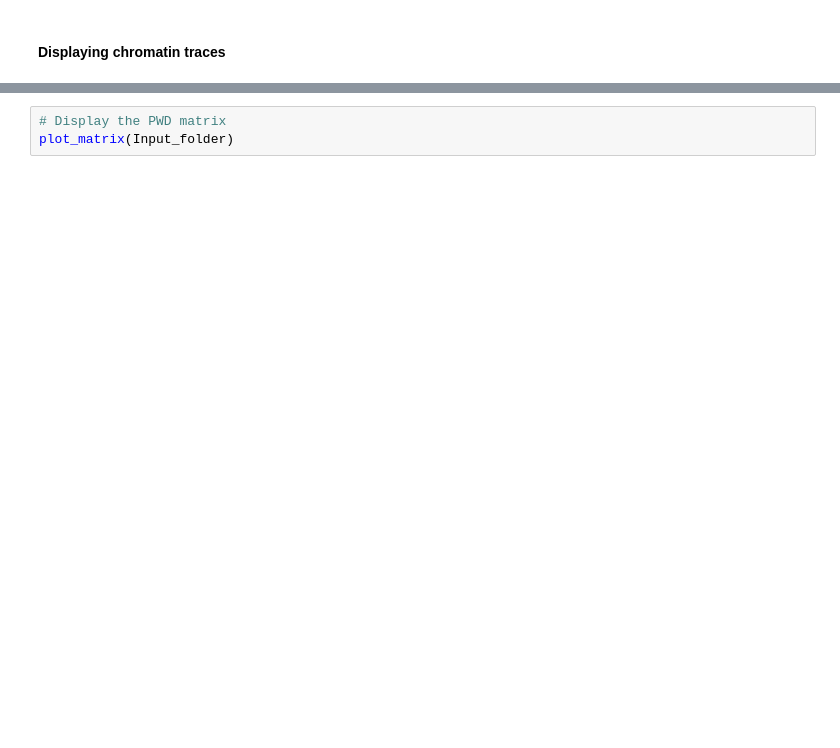
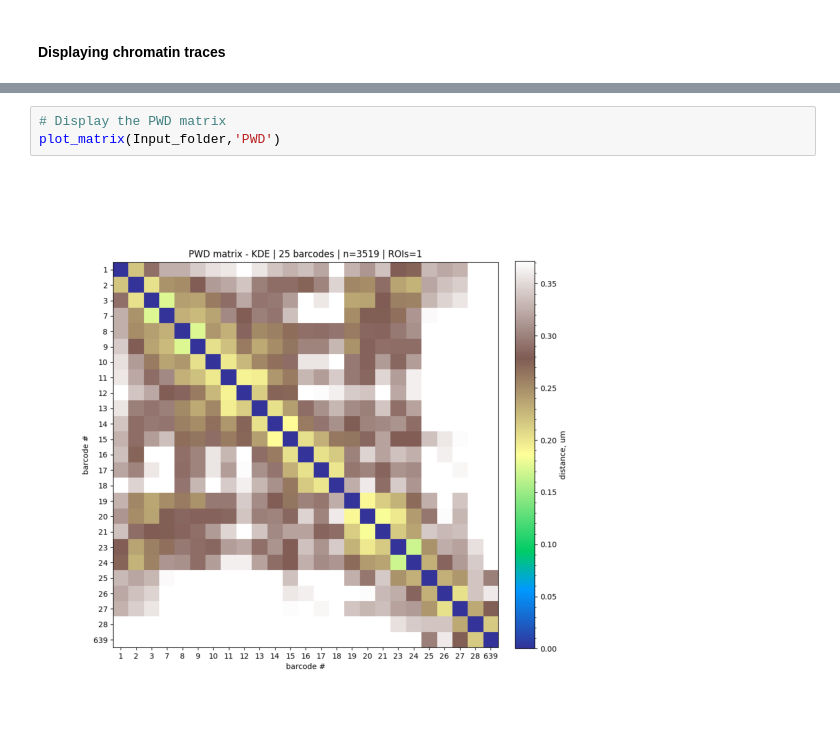
Before and after one commit to marcnol/pyHiM, a Jupyter notebook: notebooks/full_pyHiM_run.ipynb, the cells around one changed output, grey strips where cells are left out. Cells and saved outputs as stored; diff of their text form; blank space fills up the shorter version.

```diff
--- a/notebooks/full_pyHiM_run_2D.ipynb
+++ b/notebooks/full_pyHiM_run.ipynb
@@ -221,3 +233,5 @@ plot_segment_object(Input_folder,_,titles,datatype)
 # %%
 # Display the PWD matrix
-plot_matrix(Input_folder)
+plot_matrix(Input_folder,'PWD')
+# %% [output]
+[figure, added]
```
Also changed, not shown: parts of 9 cells of this notebook, 1 other file.
